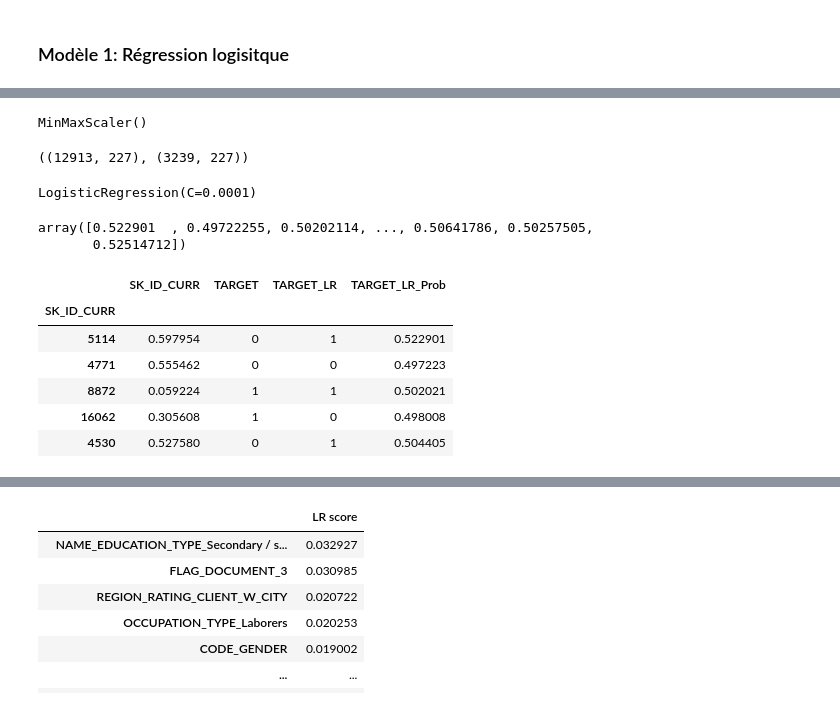
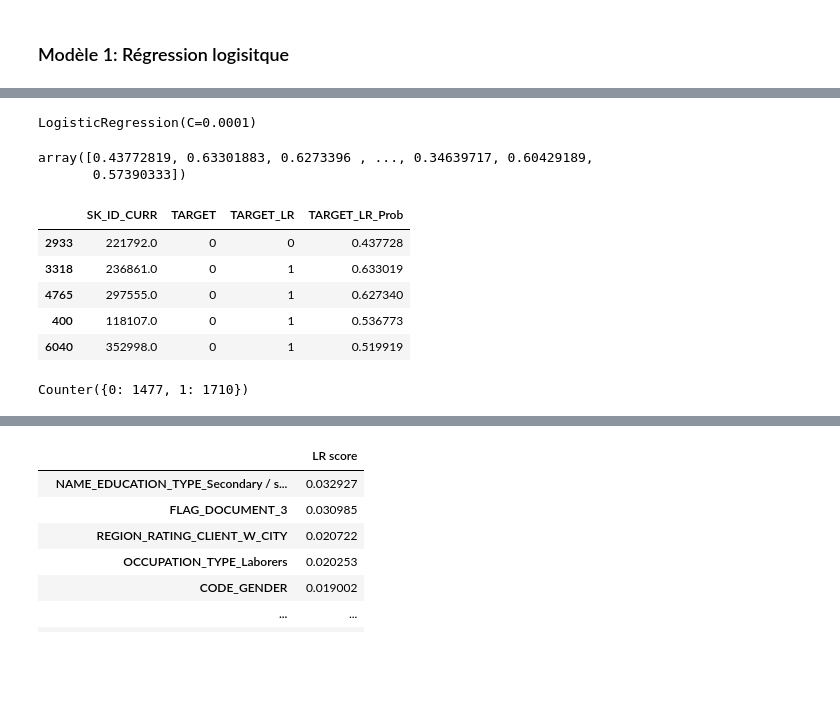
Before and after one commit to MaximeJabarian/streamlit-to-heroku, a Jupyter notebook: P7_Scoring_Model.ipynb, the cells around one changed output, grey strips where cells are left out. Cells and saved outputs as stored; diff of their text form; code cells hidden in the pictures; blank space fills up the shorter version.

```diff
--- a/P7_Scoring_Model.ipynb
+++ b/P7_Scoring_Model.ipynb
@@ -541,0 +619,18 @@ train, train_labels = oversample.fit_sample(train, train_labels)
+# %%
+df = pd.DataFrame(train, columns=df_app_train.columns[:-1])
+df['TARGET'] = train_labels
+# idx = np.intersect1d(df.index, df_app_train.index)
+df.loc[idx, 'SK_ID_CURR'] = 0#df_app_train.loc[idx, 'SK_ID_CURR'].values
+df = df.sample(frac=1) # frac=1 : shuffe 100%
+np.random.seed(seed=3)
+size = np.random.rand(len(df)) < 0.8
+train_init = df[size]
+test_init = df[~size]
+y_train_init = train_init.iloc[:,-1]
+y_test_init = test_init.iloc[:,-1]
+test_init = test_init.iloc[:,:-1]
+
+test_init.to_csv("DATA/test_init.csv", sep=';')
+# df.to_csv("DATA/dataset_total.csv", sep=';')
+test_init.head(10)
+# df.loc[idx].head(10)
@@ -608,16 +705,7 @@ X_test_inv.head()
-# %%
-scaler.fit(X_test_inv)
-# %% [output]
-MinMaxScaler()
-# %%
-X_train, y_train = train.iloc[:,:-1], train.iloc[:,-1]
-X_test, y_test = test.iloc[:,:-1], test.iloc[:,-1]
-X_test.to_csv('DATA/X_test.csv')
-X_train.shape, X_test.shape
-# %% [output]
-((12913, 227), (3239, 227))
 # %%
 from sklearn.linear_model import LogisticRegression
+
+X_train, y_train = train_init.iloc[:,:-1], y_train_init
 
 # Make the model with the specified regularization parameter
 log_reg = LogisticRegression(C = 0.0001) # a lower value should decrease overfitting
@@ -629,27 +717,30 @@ LogisticRegression(C=0.0001)
 # %%
 # Make predictions
 # Make sure to select the second column only
-log_reg_pred_prob = log_reg.predict_proba(X_test)[:, 1]
-log_reg_pred = log_reg.predict(X_test)
+log_reg_pred_prob = log_reg.predict_proba(test_init)[:, 1]
+log_reg_pred = log_reg.predict(test_init)
 # %%
 data_res = pd.DataFrame([log_reg_pred, log_reg_pred_prob]).T
 data_res.columns = ['TARGET', 'TARGET_probability']
 data_res['TARGET_probability'].unique()
 # %% [output]
-array([0.522901  , 0.49722255, 0.50202114, ..., 0.50641786, 0.50257505,
-       0.52514712])
+array([0.43772819, 0.63301883, 0.6273396 , ..., 0.34639717, 0.60429189,
+       0.57390333])
 # %%
 # Submission dataframe
-submit = test[['SK_ID_CURR', 'TARGET']]
+submit = test_init[['SK_ID_CURR']]
+submit['TARGET'] = y_test_init
 submit['TARGET_LR'] = log_reg_pred
 submit['TARGET_LR_Prob'] = log_reg_pred_prob
-
 submit.head()
 # %% [output]
 |  | SK_ID_CURR | TARGET | TARGET_LR | TARGET_LR_Prob |
-| SK_ID_CURR |  |  |  |  |
-| 5114 | 0.597954 | 0 | 1 | 0.522901 |
-| 4771 | 0.555462 | 0 | 0 | 0.497223 |
-| 8872 | 0.059224 | 1 | 1 | 0.502021 |
-| 16062 | 0.305608 | 1 | 0 | 0.498008 |
-| 4530 | 0.527580 | 0 | 1 | 0.504405 |
+| 2933 | 221792.0 | 0 | 0 | 0.437728 |
+| 3318 | 236861.0 | 0 | 1 | 0.633019 |
+| 4765 | 297555.0 | 0 | 1 | 0.627340 |
+| 400 | 118107.0 | 0 | 1 | 0.536773 |
+| 6040 | 352998.0 | 0 | 1 | 0.519919 |
+# %%
+Counter(submit['TARGET_LR'])
+# %% [output]
+Counter({0: 1477, 1: 1710})
```
Also changed, not shown: parts of 40 cells of this notebook, 12 other files.
